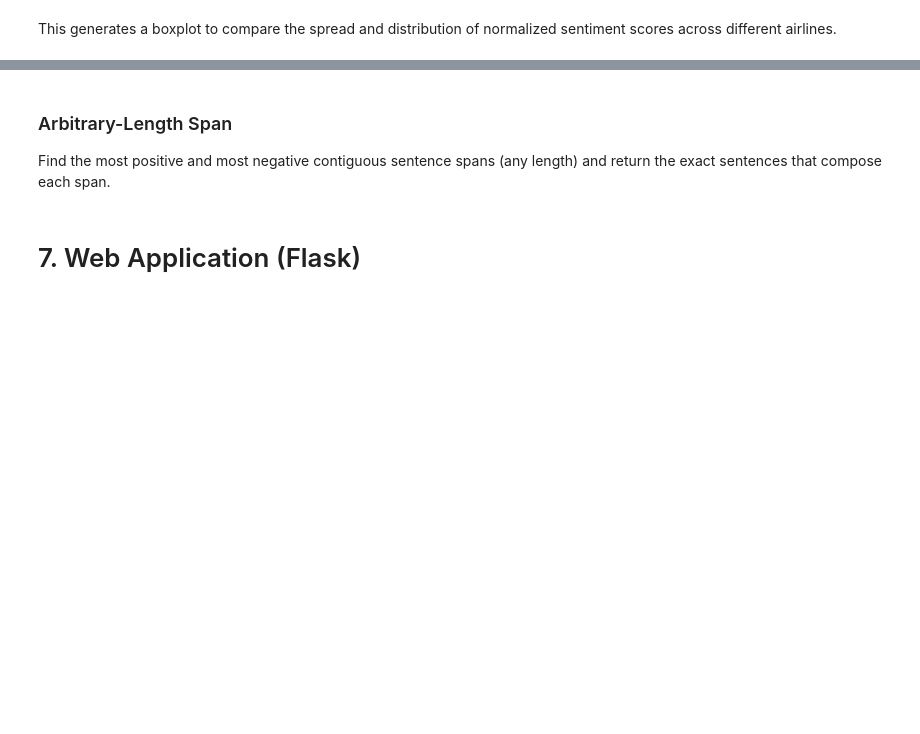
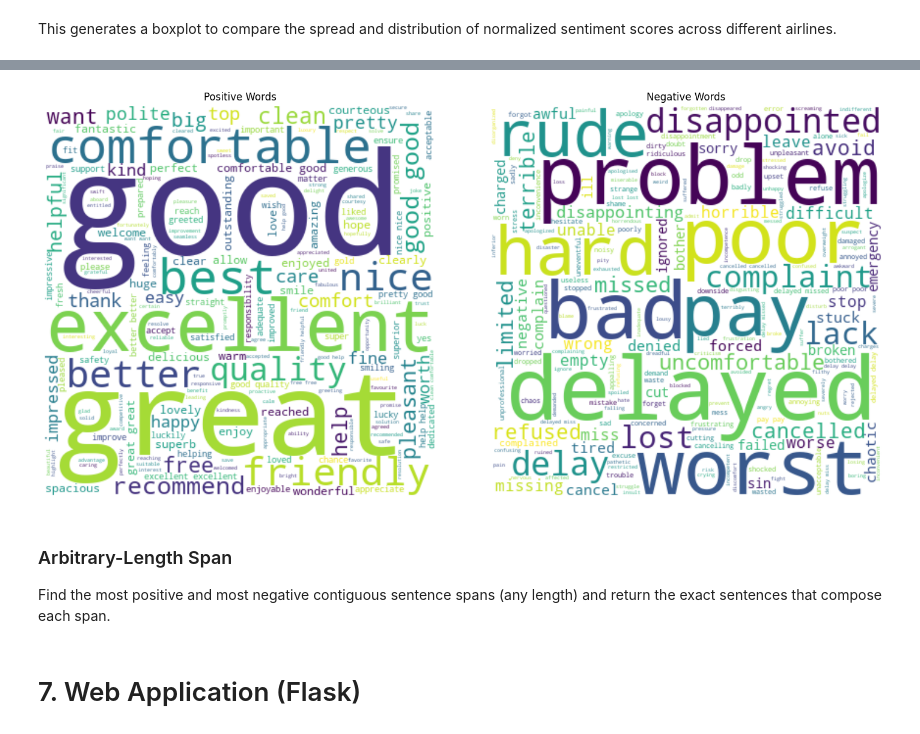
Before and after one commit to DyanelLancea/Airline-Review-Sentiement-Analysis, a Jupyter notebook: Airlines.ipynb, the cells around one changed output, grey strips where cells are left out. Cells and saved outputs as stored; diff of their text form; code cells hidden in the pictures; blank space fills up the shorter version.

Commit message:
update wordcloud

```diff
--- a/Airlines.ipynb
+++ b/Airlines.ipynb
@@ -403,3 +403,45 @@ Text(0.5, 1.0, 'Boxplot of Sentment Scores by Airline')
+# %%
+from wordcloud import WordCloud
+
+# Initialize lists to hold positive and negative words
+positive_words = []
+negative_words = []
+
+# Iterate through each sentence in the DataFrame
+for sentence in df['Text Content Lower Case']:
+    words = sentence.split()  # Split sentence into words
+
+    for word in words:
+        score = afinn_dict.get(word, 0)  # Get the sentiment score of the word
+
+        if score > 0:
+            positive_words.append(word)  # Positive word
+        elif score < 0:
+            negative_words.append(word)  # Negative word
+
+# Join the positive and negative words into single strings
+positive_text = ' '.join(positive_words)
+negative_text = ' '.join(negative_words)
+
+# Create subplots for both positive and negative word clouds
+fig, axes = plt.subplots(nrows=1, ncols=2, figsize=(15, 7))
+
+# Create the positive word cloud
+positive_wc = WordCloud(width=400, height=400, background_color="white").generate(positive_text)
+axes[0].imshow(positive_wc, interpolation='bilinear')
+axes[0].set_title("Positive Words")
+axes[0].axis('off')
+
+# Create the negative word cloud
+negative_wc = WordCloud(width=400, height=400, background_color="white").generate(negative_text)
+axes[1].imshow(negative_wc, interpolation='bilinear')
+axes[1].set_title("Negative Words")
+axes[1].axis('off')
+
+plt.tight_layout()
+plt.show()
+# %% [output]
+[figure, added]
 # %% [markdown]
 ### Arbitrary-Length Span
 
```
Also changed, not shown: parts of 3 cells of this notebook.
